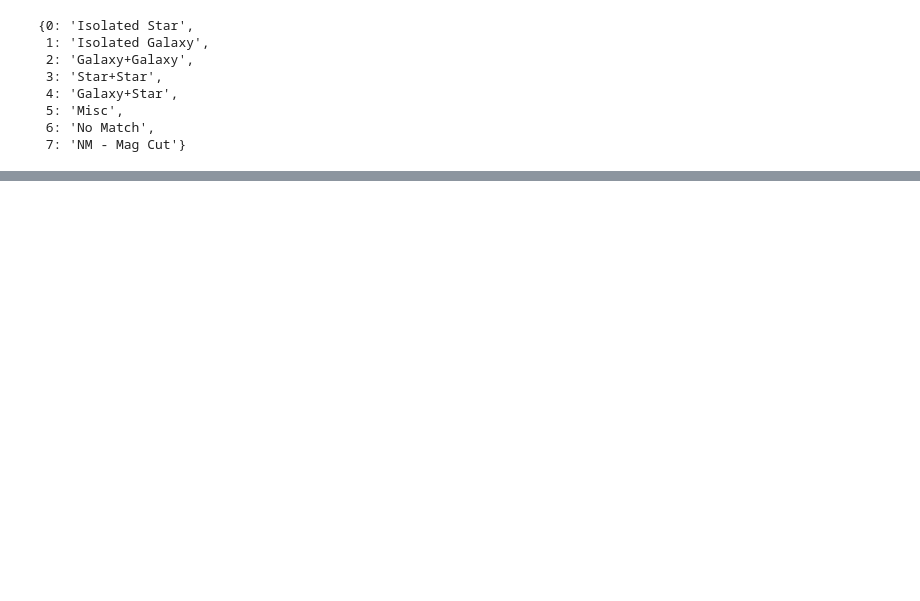
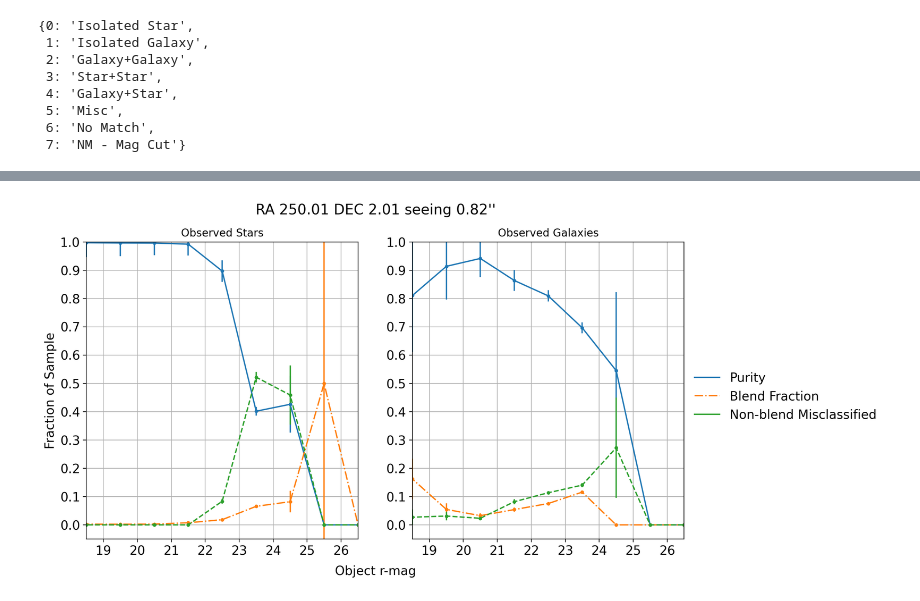
Before and after one commit to lsst-sitcom/ops_rehearsal_commissioning_2024, a Jupyter notebook: notebooks/DM-44046-StarGalaxy-Classification-Error.ipynb, the cells around one changed output, grey strips where cells are left out. Drawn from its saved outputs; the diff is of its cells as text; code cells hidden in the pictures; blank space fills up the shorter version.

```diff
--- a/notebooks/DM-44046-StarGalaxy-Classification-Error.ipynb
+++ b/notebooks/DM-44046-StarGalaxy-Classification-Error.ipynb
@@ -568,0 +1003,4 @@ Text(0.5, 0.01, 'Object i-mag')
+# %%
+mext = match_fn(obj_coords, true_tree, obj_tree, Ntg, star_full[f'lsst_mag_{mag_band}'], gal_full[f'lsst_mag_{mag_band}'])
+# %%
+primary_visit = primary_visit.assign(match_type=mext)
@@ -568,0 +1034,5 @@ Text(0.5, 0.01, 'Object i-mag')
+# %%
+# Title if we're running on source table
+
+visitMetaTable = ccdVisitTable[ccdVisitTable['visitId'] == visitTables[visit_num].dataId['visit']]
+plot_title = f"RA {visitMetaTable['ra'].mean():0.2f} DEC {visitMetaTable['dec'].mean():0.2f} seeing {visitMetaTable['seeing'].mean():0.2f}''"
@@ -568,0 +1043,63 @@ Text(0.5, 0.01, 'Object i-mag')
+# %%
+fig, ax = plt.subplots(1,2, figsize=(12,6))
+
+i=2
+start_plot_ndx=6
+plot_ndx_spacing = 2
+ytop=1
+
+
+star_plot = isolated_star_purity
+galaxy_plot = isolated_galaxy_purity
+
+ax[0].errorbar(star_plot['bins'][start_plot_ndx::plot_ndx_spacing],star_plot['fraction'][start_plot_ndx::plot_ndx_spacing],
+               yerr=star_plot['err'][start_plot_ndx::plot_ndx_spacing], marker='.', ls='-', color=cmap(0), label="Purity")
+ax[1].errorbar(galaxy_plot['bins'][start_plot_ndx::plot_ndx_spacing],galaxy_plot['fraction'][start_plot_ndx::plot_ndx_spacing],
+               yerr=galaxy_plot['err'][start_plot_ndx::plot_ndx_spacing], marker='.', ls='-', color=cmap(0), label="Purity")
+
+star_plot = star_blend_fraction
+galaxy_plot = galaxy_blend_fraction
+
+ax[0].errorbar(star_plot['bins'][start_plot_ndx::plot_ndx_spacing],star_plot['fraction'][start_plot_ndx::plot_ndx_spacing],
+               yerr=star_plot['err'][start_plot_ndx::plot_ndx_spacing], marker='.', ls='-.', color=cmap(1), label="Blend Fraction")
+ax[1].errorbar(galaxy_plot['bins'][start_plot_ndx::plot_ndx_spacing],galaxy_plot['fraction'][start_plot_ndx::plot_ndx_spacing],
+               yerr=galaxy_plot['err'][start_plot_ndx::plot_ndx_spacing], marker='.', ls='-.', color=cmap(1), label="Blend Fraction")
+
+
+star_plot = isolated_star_miss
+galaxy_plot = isolated_galaxy_miss
+
+ax[0].errorbar(star_plot['bins'][start_plot_ndx::plot_ndx_spacing],star_plot['fraction'][start_plot_ndx::plot_ndx_spacing],
+               yerr=star_plot['err'][start_plot_ndx::plot_ndx_spacing], marker='.', ls='--', color=cmap(2), label="Non-blend Misclassified")
+ax[1].errorbar(galaxy_plot['bins'][start_plot_ndx::plot_ndx_spacing],galaxy_plot['fraction'][start_plot_ndx::plot_ndx_spacing],
+               yerr=galaxy_plot['err'][start_plot_ndx::plot_ndx_spacing], marker='.', ls='--', color=cmap(2), label="Non-blend Misclassified")
+
+for xx in ax:
+    # xx.semilogx()
+    xx.grid(visible=True)
+    # xx.legend()
+    xx.set_ylim(bottom=-.05, top=ytop)
+    xx.set_xlim(18.5, 26.5)
+    xx.set_yticks(np.arange(0,ytop+.05,.1))
+    for item in (xx.get_xticklabels() + xx.get_yticklabels()):
+        item.set_fontsize(14)
+
+# ax[0].set_ylim(bottom=-.05, top=1.05)
+ax[0].set_title("Observed Stars")
+ax[1].set_title("Observed Galaxies")
+# ax[1].legend(
+
+
+# ax[0].set_ylabel("Blend Fraction", fontsize=16, color=cmap(1), x=-.5)
+# ax[0].annotate("Misclassification Rate", xy=(-.2,.5), xycoords='axes fraction', rotate=90)
+# ax[0].set_ylabel("Misclassification Rate", fontsize=16, color=cmap(2), x=19)
+ax[1].legend(handles=[
+    plt.Line2D([], [], linestyle='-', color=cmap(0), label='Purity'),
+    plt.Line2D([], [], linestyle='-.', color=cmap(1), label='Blend Fraction'),
+    plt.Line2D([], [], linestyle='-', color=cmap(2), label="Non-blend Misclassified"),
+],frameon=False, bbox_to_anchor=(1.75,.6), fontsize=14)
+ax[0].set_ylabel("Fraction of Sample", fontsize=14,color='black')
+fig.supxlabel(f"Object {mag_band}-mag", fontsize=14)
+fig.suptitle(plot_title, fontsize=16);
+# %% [output]
+[figure, added]
```
Also changed, not shown: parts of 74 cells of this notebook.
